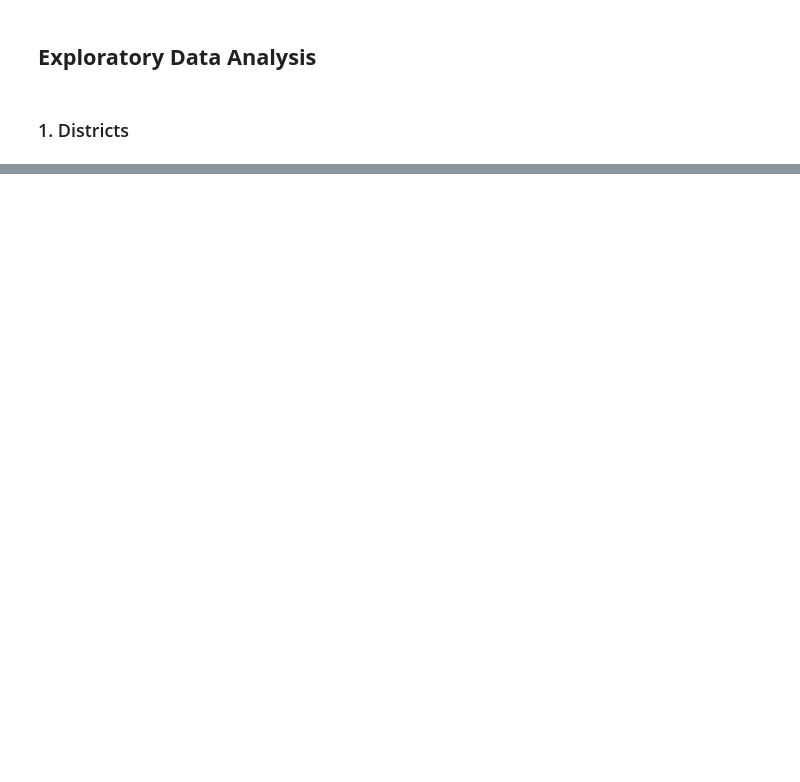
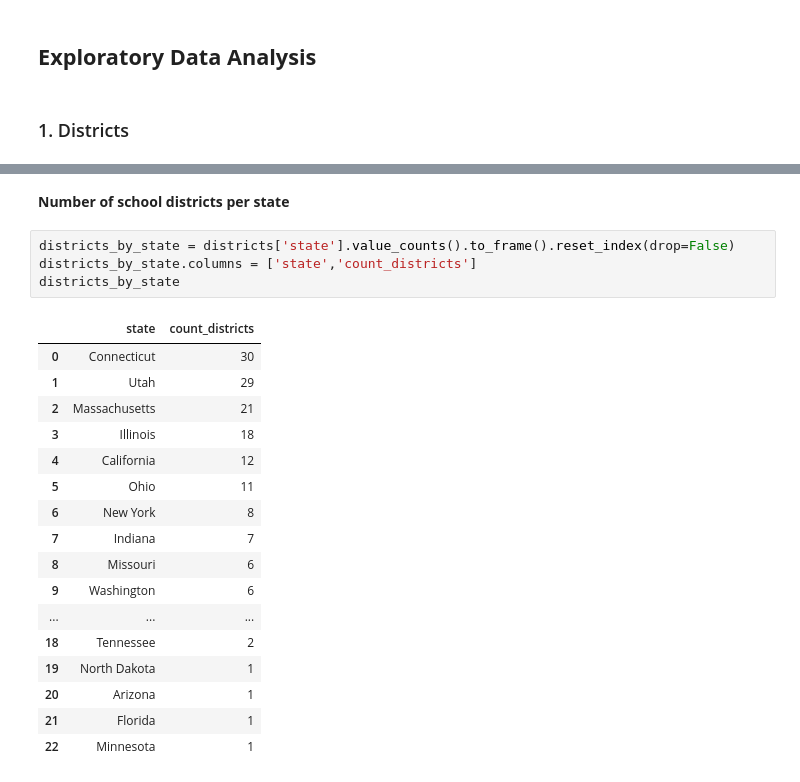
Before and after one commit to tramyynt/COVID-19-impact-on-Digital-Learning, a Jupyter notebook: Covid_19_Impact_on_Digital_Learning_.ipynb, the cells around one changed output, grey strips where cells are left out. Cells and saved outputs as stored; diff of their text form; blank space fills up the shorter version.

```diff
--- a/Covid_19_Impact_on_Digital_Learning_.ipynb
+++ b/Covid_19_Impact_on_Digital_Learning_.ipynb
@@ -226,0 +175,24 @@ districts.tail(5)
+# %% [markdown]
+**Number of school districts per state**
+# %%
+districts_by_state = districts['state'].value_counts().to_frame().reset_index(drop=False)
+districts_by_state.columns = ['state','count_districts']
+districts_by_state
+# %% [output]
+|  | state | count_districts |
+| 0 | Connecticut | 30 |
+| 1 | Utah | 29 |
+| 2 | Massachusetts | 21 |
+| 3 | Illinois | 18 |
+| 4 | California | 12 |
+| 5 | Ohio | 11 |
+| 6 | New York | 8 |
+| 7 | Indiana | 7 |
+| 8 | Missouri | 6 |
+| 9 | Washington | 6 |
+| ... | ... | ... |
+| 18 | Tennessee | 2 |
+| 19 | North Dakota | 1 |
+| 20 | Arizona | 1 |
+| 21 | Florida | 1 |
+| 22 | Minnesota | 1 |
```
Also changed, not shown: parts of 14 cells of this notebook.
